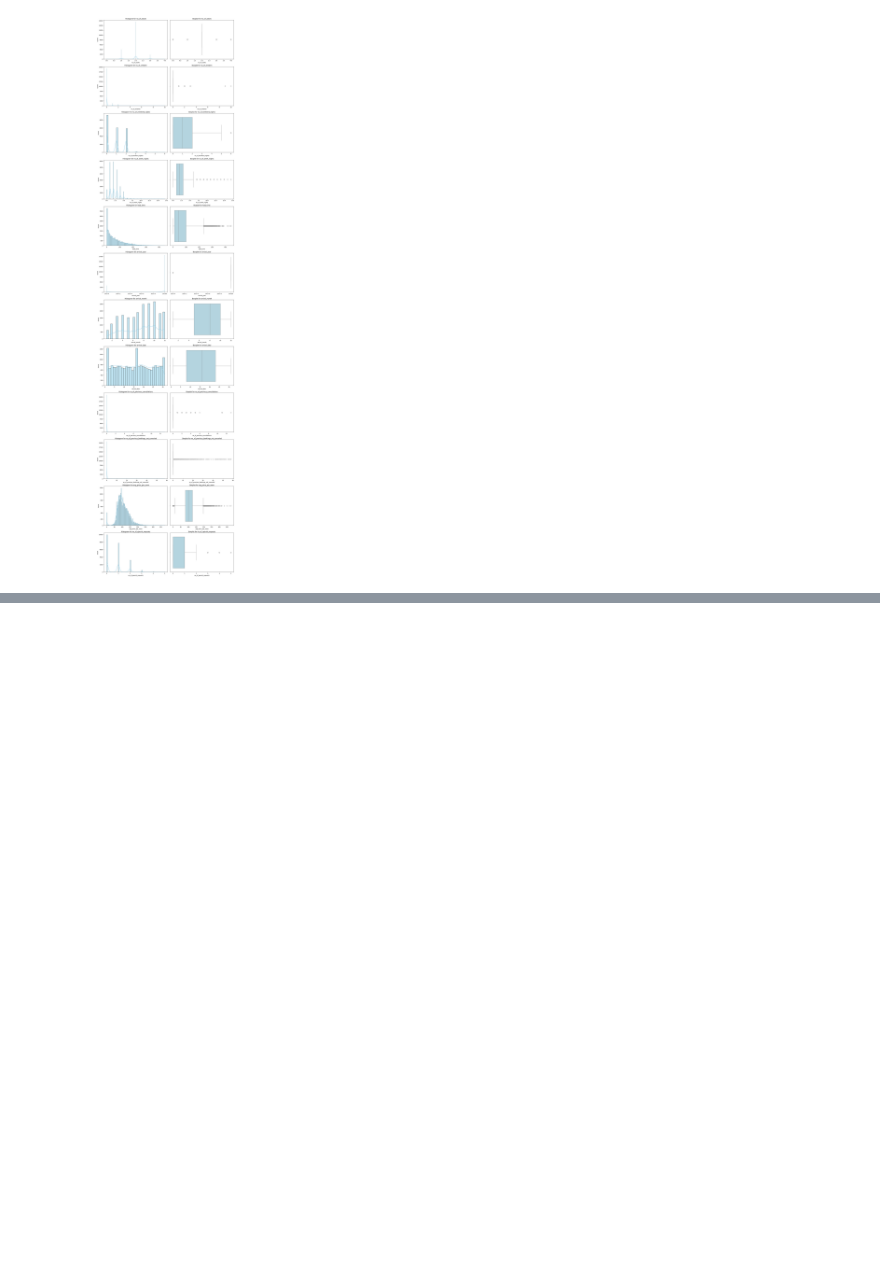
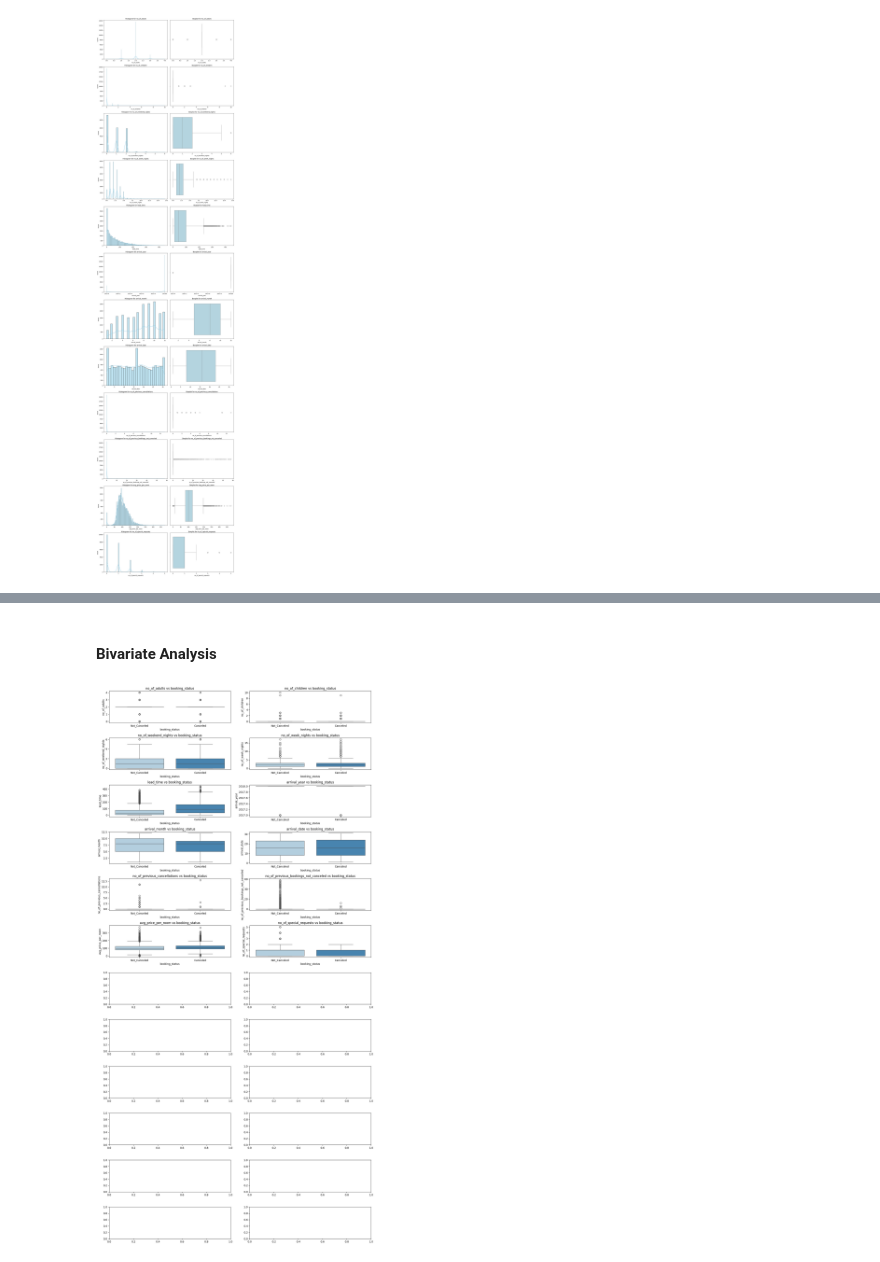
Before and after one commit to chiragd0408/Hotel_Reservation_Prediction, a Jupyter notebook: notebook/notebook.ipynb, the cells around one changed output, grey strips where cells are left out. Saved outputs shown, nothing was run; the diff lists cells and outputs as text; code cells hidden in the pictures; blank space fills up the shorter version.

```diff
--- a/notebook/notebook.ipynb
+++ b/notebook/notebook.ipynb
@@ -166,0 +182,20 @@ num_plot_dist(data , num_cols)
+# %% [markdown]
+#### Bivariate Analysis
+# %%
+def plot_bivariate_num(df , target , num_features):
+    num_plots = len(num_features)
+    num_rows = (num_plots + 1) // 2
+
+    fig, axes = plt.subplots(num_plots , 2 , figsize =(15,num_rows*5))
+    axes = axes.flatten()
+
+    for i, column in enumerate(num_features):
+        sns.boxplot(x=target , y = column, ax = axes[i] , data= df, palette="Blues")
+        axes[i].set_title(f"{column} vs {target}")
+
+    plt.tight_layout()
+    plt.show()
+# %%
+plot_bivariate_num(data,'booking_status',num_cols)
+# %% [output]
+[figure, added]
```
Also changed, not shown: parts of 1 cell of this notebook.
